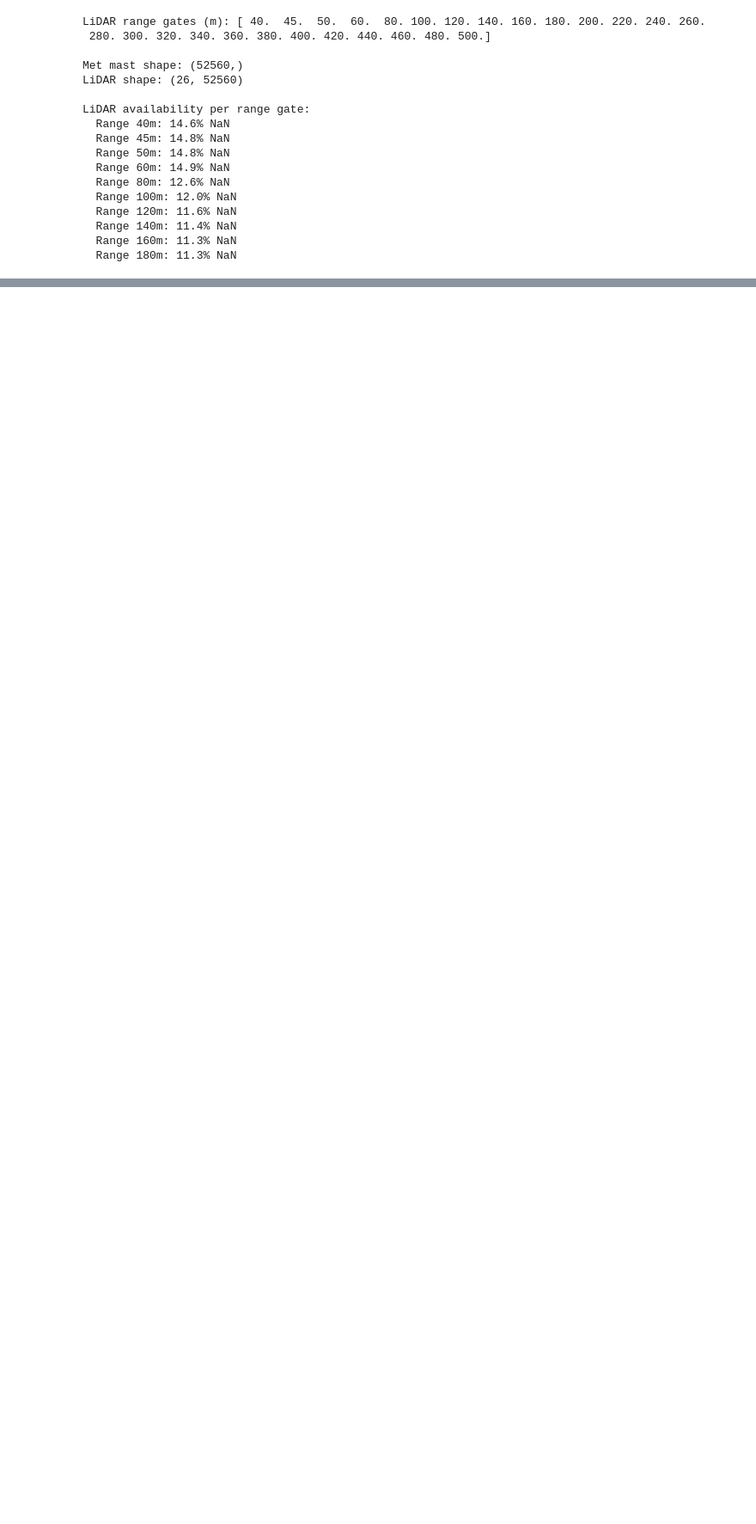
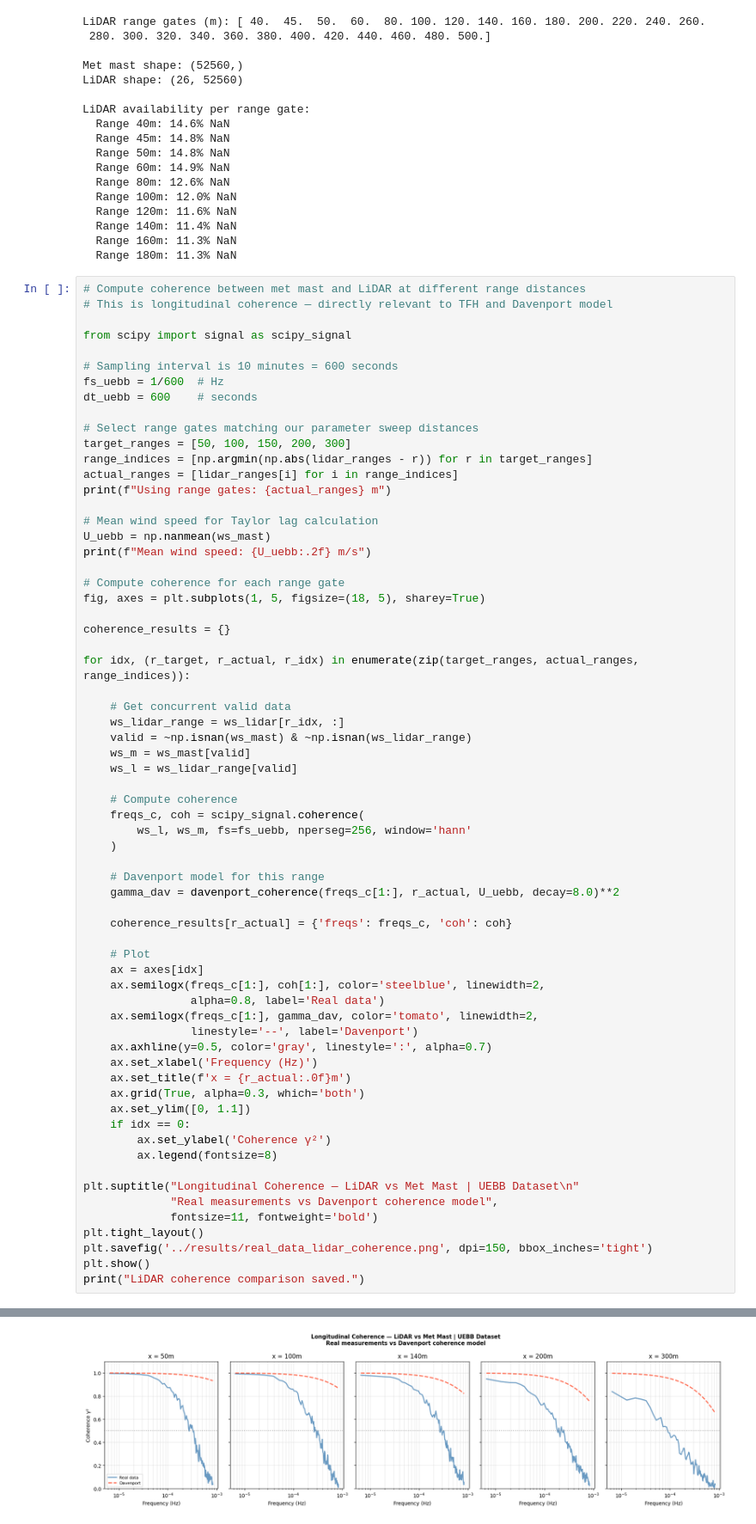
Before and after one commit to qama94/lidar-wind-forecasting, a Jupyter notebook: 01_data_exploration.ipynb, the cells around one changed output, grey strips where cells are left out. Shown at 86% size. Drawn from its saved outputs; the diff is of its cells as text; blank space fills up the shorter version.

Commit message:
Add all result figures and updated notebook

```diff
--- a/01_data_exploration.ipynb
+++ b/01_data_exploration.ipynb
@@ -1410,3 +1410,69 @@ LiDAR availability per range gate:
   Range 140m: 11.4% NaN
   Range 160m: 11.3% NaN
   Range 180m: 11.3% NaN
+# %%
+# Compute coherence between met mast and LiDAR at different range distances
+# This is longitudinal coherence — directly relevant to TFH and Davenport model
+
+from scipy import signal as scipy_signal
+
+# Sampling interval is 10 minutes = 600 seconds
+fs_uebb = 1/600  # Hz
+dt_uebb = 600    # seconds
+
+# Select range gates matching our parameter sweep distances
+target_ranges = [50, 100, 150, 200, 300]
+range_indices = [np.argmin(np.abs(lidar_ranges - r)) for r in target_ranges]
+actual_ranges = [lidar_ranges[i] for i in range_indices]
+print(f"Using range gates: {actual_ranges} m")
+
+# Mean wind speed for Taylor lag calculation
+U_uebb = np.nanmean(ws_mast)
+print(f"Mean wind speed: {U_uebb:.2f} m/s")
+
+# Compute coherence for each range gate
+fig, axes = plt.subplots(1, 5, figsize=(18, 5), sharey=True)
+
+coherence_results = {}
+
+for idx, (r_target, r_actual, r_idx) in enumerate(zip(target_ranges, actual_ranges, range_indices)):
+
+    # Get concurrent valid data
+    ws_lidar_range = ws_lidar[r_idx, :]
+    valid = ~np.isnan(ws_mast) & ~np.isnan(ws_lidar_range)
+    ws_m = ws_mast[valid]
+    ws_l = ws_lidar_range[valid]
+
+    # Compute coherence
+    freqs_c, coh = scipy_signal.coherence(
+        ws_l, ws_m, fs=fs_uebb, nperseg=256, window='hann'
+    )
+
+    # Davenport model for this range
+    gamma_dav = davenport_coherence(freqs_c[1:], r_actual, U_uebb, decay=8.0)**2
+
+    coherence_results[r_actual] = {'freqs': freqs_c, 'coh': coh}
+
+    # Plot
+    ax = axes[idx]
+    ax.semilogx(freqs_c[1:], coh[1:], color='steelblue', linewidth=2,
+                alpha=0.8, label='Real data')
+    ax.semilogx(freqs_c[1:], gamma_dav, color='tomato', linewidth=2,
+                linestyle='--', label='Davenport')
+    ax.axhline(y=0.5, color='gray', linestyle=':', alpha=0.7)
+    ax.set_xlabel('Frequency (Hz)')
+    ax.set_title(f'x = {r_actual:.0f}m')
+    ax.grid(True, alpha=0.3, which='both')
+    ax.set_ylim([0, 1.1])
+    if idx == 0:
+        ax.set_ylabel('Coherence γ²')
+        ax.legend(fontsize=8)
+
+plt.suptitle("Longitudinal Coherence — LiDAR vs Met Mast | UEBB Dataset\n"
+             "Real measurements vs Davenport coherence model",
+             fontsize=11, fontweight='bold')
+plt.tight_layout()
+plt.savefig('../results/real_data_lidar_coherence.png', dpi=150, bbox_inches='tight')
+plt.show()
+print("LiDAR coherence comparison saved.")
+# %% [output]
@@ -1412,0 +1481 @@ LiDAR availability per range gate:
+[figure, added]
```
Also changed, not shown: parts of 4 cells of this notebook, 3 other files.
